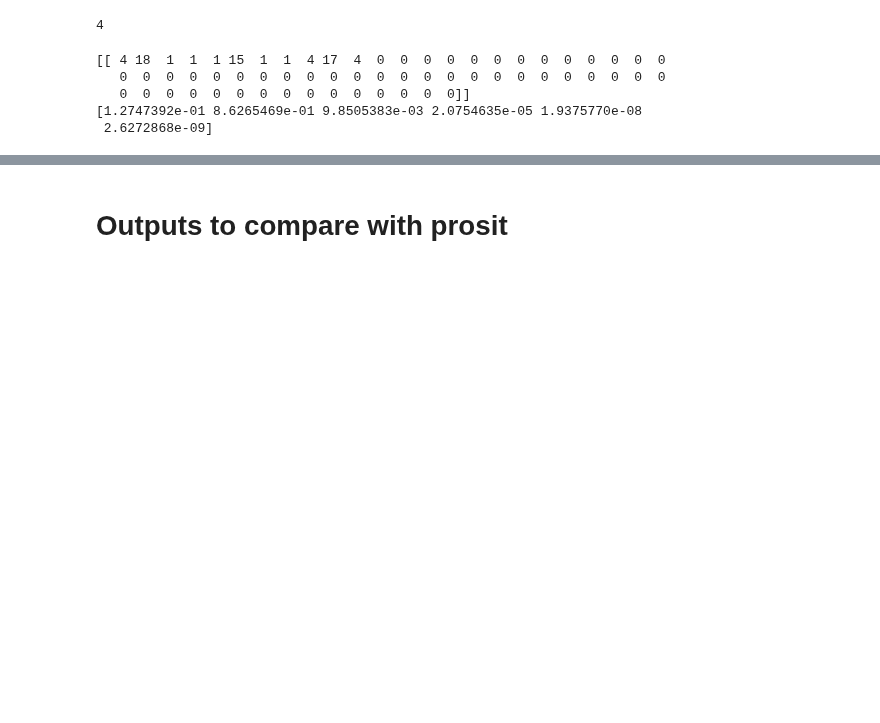
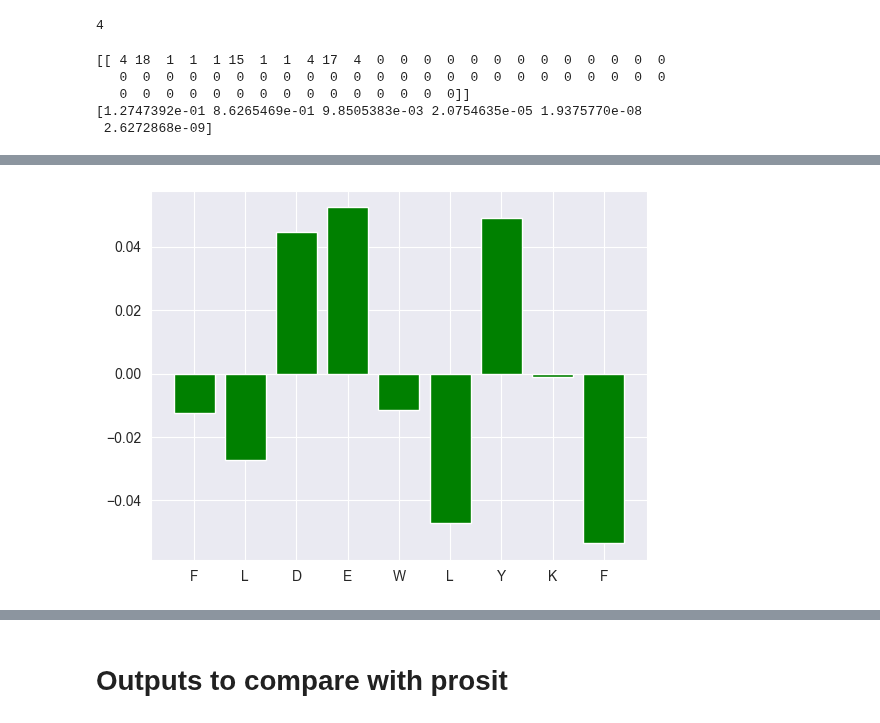
Before and after one commit to Sacesh/Masterpraktikum, a Jupyter notebook: new_charge_predictor_multiclass.ipynb, the cells around one changed output, grey strips where cells are left out. Cells and saved outputs as stored; diff of their text form; code cells hidden in the pictures; blank space fills up the shorter version.

Commit message:
updated with nice graphs for visual aa

```diff
--- a/new_charge_predictor_multiclass.ipynb
+++ b/new_charge_predictor_multiclass.ipynb
@@ -696,8 +697,9 @@ NameError: name 'history_embed' is not defined
 # %% [markdown]
 # Inference
 # %%
-# load model
-#model_embed = keras.models.load_model('precursor_charge_prediction_model_embed/history_embed_150epoch_08212023.h5')
+import keras
+# load model TODO manually switch on/off
+model_embed = keras.models.load_model('precursor_charge_prediction_model_embed/history_embed_150epoch_08212023.h5')
 # %%
 def decode_one_hot(one_hot, charges = [1,2,3,4,5,6]):
     for index, hot in enumerate(one_hot):
@@ -734,0 +783,79 @@ predict_df['true_label'] = predict_df['true_label'].apply(decode_one_hot)
+# %%
+layers = [layer.get_weights() for layer in model_embed.layers]
+
+amino_dict = dict()
+
+
+sequence_positionen = list(range(63)) # 0,1,2,3,4,5...62
+embedding_structure = layers[1][0] # 23 blocks of AA weights
+
+
+for position in sequence_positionen: # 63 stk
+    amino_dict[position] = dict()
+    for index, i in enumerate(embedding_structure): #23 stk
+        if vocabulary[index] not in amino_dict[position]:
+            amino_dict[position][vocabulary[index]] = list()
+            amino_dict[position][vocabulary[index]].append(embedding_structure[index][position])
+        else:
+            amino_dict[position][vocabulary[index]].append(embedding_structure[index][position])
+
+aminos = list(amino_dict[0])
+#print(aminos)
+# an welcher position steht die gewichtung an der position 0 für das Amino A
+
+
+
+weight_dictionary_per_position = dict()
+for i in amino_dict:
+    weight_dictionary_per_position[i] = dict()
+    weight_position = 0
+    sorted_list = [x[0] for x in amino_dict[i].values()]
+    sorted_list = sorted(sorted_list, key=float, reverse=False)
+    for j in sorted_list:
+        for key, value in amino_dict[i].items():
+            if j == value[0]:
+                #weight_dictionary_per_position[i][key] = weight_position
+                #weight_dictionary_per_position[i][key] = weight_position
+                average_for_position = np.average([x[0] for x in amino_dict[i].values()]) # normalisation
+                weight_dictionary_per_position[i][key] = j - average_for_position
+                #print(weight_dictionary_per_position[i][key], key, value[0])
+                weight_position += 1
+
+
+#Amino: "A" an index 0 -> [block A für index 0] -> 0.0725 (20/23 Gewichtungsposition -> Farbe (weiss->schwarz): hellgrau)
+test_input_sequence = predict_df['modified_sequence'][6484]
+print(test_input_sequence)
+#test_input_sequence = 'CCCCCCCCCCCCCCCCCCCCCCCCCCCCCCCCC' #TODO manually overwrite
+#print(test_input_sequence, len(test_input_sequence))
+test_input_sequence_length = len(re.findall(r'[A-Z]\[[^\]]*\]|.', test_input_sequence))
+#print("len: ", test_input_sequence_length)
+# TODO test_input_sequence += 'X' * (63 - test_input_sequence_length)
+#print(test_input_sequence, len(re.findall(r'[A-Z]\[[^\]]*\]|.', test_input_sequence)))
+test_input_sequence_formatted = re.findall(r'[A-Z]\[[^\]]*\]|.', test_input_sequence)
+#print(test_input_sequence_formatted)
+
+
+x_for_plot = list(range(len(test_input_sequence_formatted))) # vocabolary of length 23
+y_for_plot = list()
+# create a list of 0 and 1, 1 if 'X' in test_input_sequence, 0 if not
+c_for_plot = ['red' if x == 'X' else 'green' for x in test_input_sequence_formatted]
+for index, amino in enumerate(test_input_sequence_formatted):
+    y_for_plot.append(weight_dictionary_per_position[index][amino])
+    #print(index, amino, ": ", weight_dictionary_per_position[index][amino], "/22")
+# colors bars according to c_for_plot
+plt.xticks(x_for_plot, [x if len(x) == 1 else x[:1]+"*" for x in test_input_sequence_formatted])
+plt.bar(x_for_plot, y_for_plot, color=c_for_plot)
+plt.show()
+
+# TODO prediction
+input_sequence = test_input_sequence
+input_sequence_vector = seq_translator(input_sequence, max_len=63)
+input_sequence_vector = np.expand_dims(tf.convert_to_tensor(np.array(input_sequence_vector)), axis=0)
+test_give = model_embed.predict(input_sequence_vector, verbose=False)
+counter = 1
+print("-----------------------------")
+print("Sequence: ", input_sequence)
+for x in test_give[0]:
+    print(f"charge state {counter}: ", round(x, 2))
+    counter += 1
+# %% [output]
@@ -734,0 +863 @@ predict_df['true_label'] = predict_df['true_label'].apply(decode_one_hot)
+[figure, added]
```
Also changed, not shown: parts of 35 cells of this notebook.
